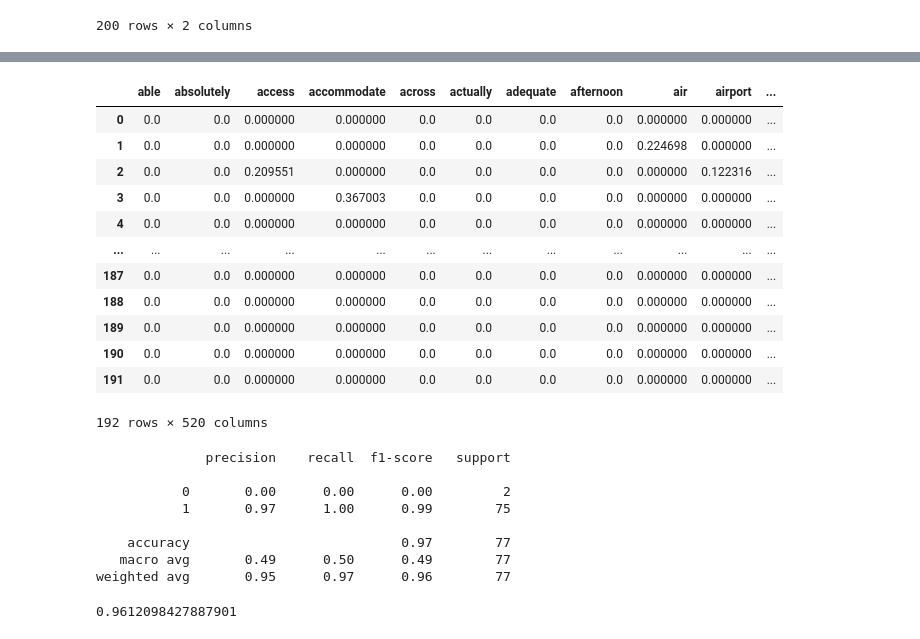
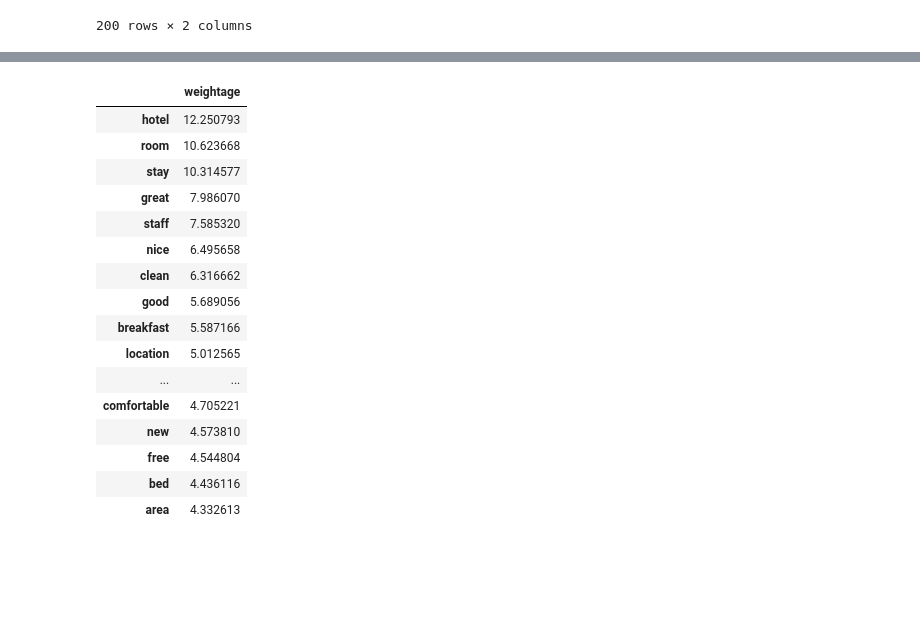
Before and after one commit to vvenkatesh-ML/Projects, a Jupyter notebook: IoT Analytics/Assignment 2/Assignment_2_VishaalVenkatesh.ipynb, the cells around one changed output, grey strips where cells are left out. Cells and saved outputs as stored; diff of their text form; code cells hidden in the pictures; blank space fills up the shorter version.

```diff
--- a/IoT Analytics/Assignment 2/Assignment_2_VishaalVenkatesh.ipynb
+++ b/IoT Analytics/Assignment 2/Assignment_2_VishaalVenkatesh.ipynb
@@ -43,6 +43,8 @@ df
 df['word_count'] = df['text'].str.split().apply(len)
 df['language'] = df['text'].apply(lambda x: detect(x))
 new_df=df.drop(df[df.language != 'en'].index)
+new_df['Customer Review'] = new_df['Customer Review'].str.slice(6,20)
+new_df['Customer Review'] = new_df['Customer Review'].astype(str).astype(int)
 new_df
 # %% [output]
 |  | Customer Review | text | word_count | language |
@@ -175,42 +222,29 @@ tf_mat
 # %%
 # Creates the TF-IDF matrix
-tfidf_vect = TfidfVectorizer(max_features = 2000, min_df = 5, max_df = 0.7, analyzer = lemmatizer) #analyzer hyperparameter directly runs the fuction created
-X_tfidf = tfidf_vect.fit_transform(new_df['body_clean_lem']).toarray()
+tfidf_vect = TfidfVectorizer(analyzer = lemmatizer) #analyzer hyperparameter directly runs the fuction created
+X_tfidf = tfidf_vect.fit_transform(new_df['body_clean_lem'])
+X_tfidf_df = pd.DataFrame(X_tfidf.toarray())
 X_tfidf_df.columns = tfidf_vect.get_feature_names()
 X_tfidf_df
+
+sum_column_2 = pd.DataFrame(X_tfidf_df.sum(axis = 0), columns = ['weightage'])
+sort_tfidf = sum_column_2.sort_values(by = ['weightage'],ascending=[False])
+sort_tfidf.head(20)
 # %% [output]
-|  | able | absolutely | access | accommodate | across | actually | adequate | afternoon | air | airport | ... |
-| 0 | 0.0 | 0.0 | 0.000000 | 0.000000 | 0.0 | 0.0 | 0.0 | 0.0 | 0.000000 | 0.000000 | ... |
-| 1 | 0.0 | 0.0 | 0.000000 | 0.000000 | 0.0 | 0.0 | 0.0 | 0.0 | 0.224698 | 0.000000 | ... |
-| 2 | 0.0 | 0.0 | 0.209551 | 0.000000 | 0.0 | 0.0 | 0.0 | 0.0 | 0.000000 | 0.122316 | ... |
-| 3 | 0.0 | 0.0 | 0.000000 | 0.367003 | 0.0 | 0.0 | 0.0 | 0.0 | 0.000000 | 0.000000 | ... |
-| 4 | 0.0 | 0.0 | 0.000000 | 0.000000 | 0.0 | 0.0 | 0.0 | 0.0 | 0.000000 | 0.000000 | ... |
-| ... | ... | ... | ... | ... | ... | ... | ... | ... | ... | ... | ... |
-| 187 | 0.0 | 0.0 | 0.000000 | 0.000000 | 0.0 | 0.0 | 0.0 | 0.0 | 0.000000 | 0.000000 | ... |
-| 188 | 0.0 | 0.0 | 0.000000 | 0.000000 | 0.0 | 0.0 | 0.0 | 0.0 | 0.000000 | 0.000000 | ... |
-| 189 | 0.0 | 0.0 | 0.000000 | 0.000000 | 0.0 | 0.0 | 0.0 | 0.0 | 0.000000 | 0.000000 | ... |
-| 190 | 0.0 | 0.0 | 0.000000 | 0.000000 | 0.0 | 0.0 | 0.0 | 0.0 | 0.000000 | 0.000000 | ... |
-| 191 | 0.0 | 0.0 | 0.000000 | 0.000000 | 0.0 | 0.0 | 0.0 | 0.0 | 0.000000 | 0.000000 | ... |
+|  | weightage |
+| hotel | 12.250793 |
+| room | 10.623668 |
+| stay | 10.314577 |
+| great | 7.986070 |
+| staff | 7.585320 |
+| nice | 6.495658 |
+| clean | 6.316662 |
+| good | 5.689056 |
+| breakfast | 5.587166 |
+| location | 5.012565 |
+| ... | ... |
+| comfortable | 4.705221 |
+| new | 4.573810 |
+| free | 4.544804 |
+| bed | 4.436116 |
+| area | 4.332613 |
-192 rows × 520 columns
-# %%
-X = X_tfidf
-y = new_df.iloc[:, 10].values
-X_train, X_test, y_train, y_test = train_test_split(X, y, test_size=0.4, random_state=0)
-
-rfc = RandomForestClassifier(n_estimators = 100, max_depth=4, random_state = 42)
-rfc.fit(X_train, y_train)
-y_pred_rfc = rfc.predict(X_test)
-print(classification_report(y_test, y_pred_rfc))
-
-score1 = f1_score(y_test, y_pred_rfc, average='weighted')
-score1
-# %% [output]
-              precision    recall  f1-score   support
-
-           0       0.00      0.00      0.00         2
-           1       0.97      1.00      0.99        75
-
-    accuracy                           0.97        77
-   macro avg       0.49      0.50      0.49        77
-weighted avg       0.95      0.97      0.96        77
-0.9612098427887901
```
Also changed, not shown: parts of 21 cells of this notebook, 3 other files.
